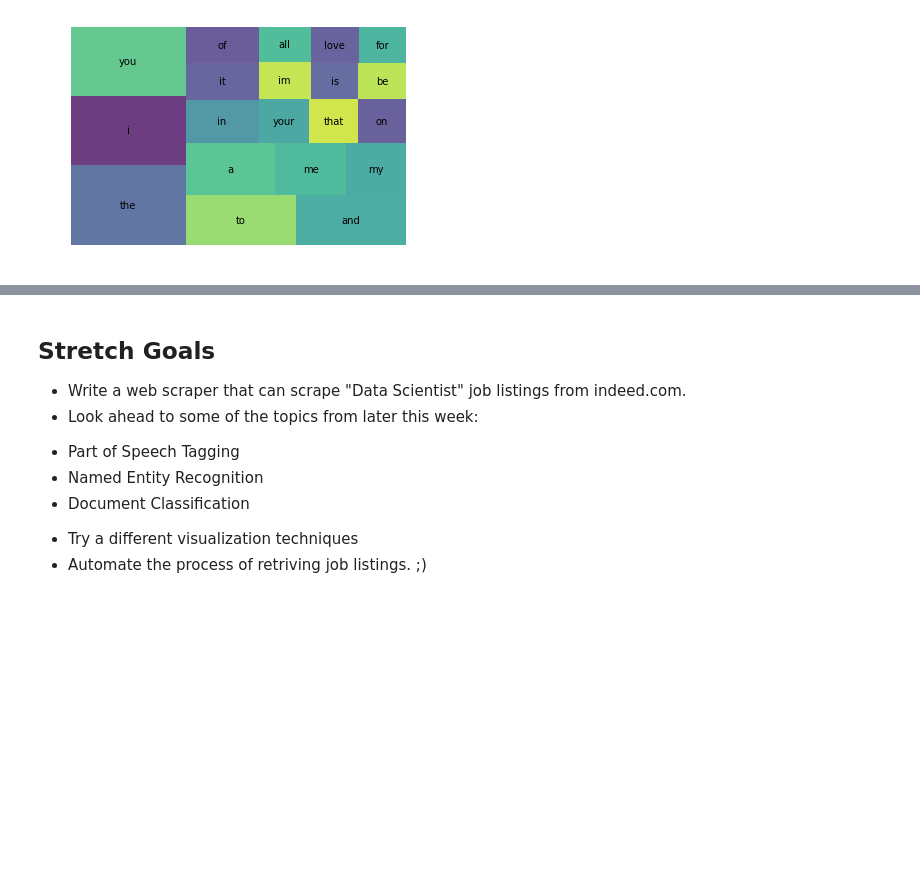
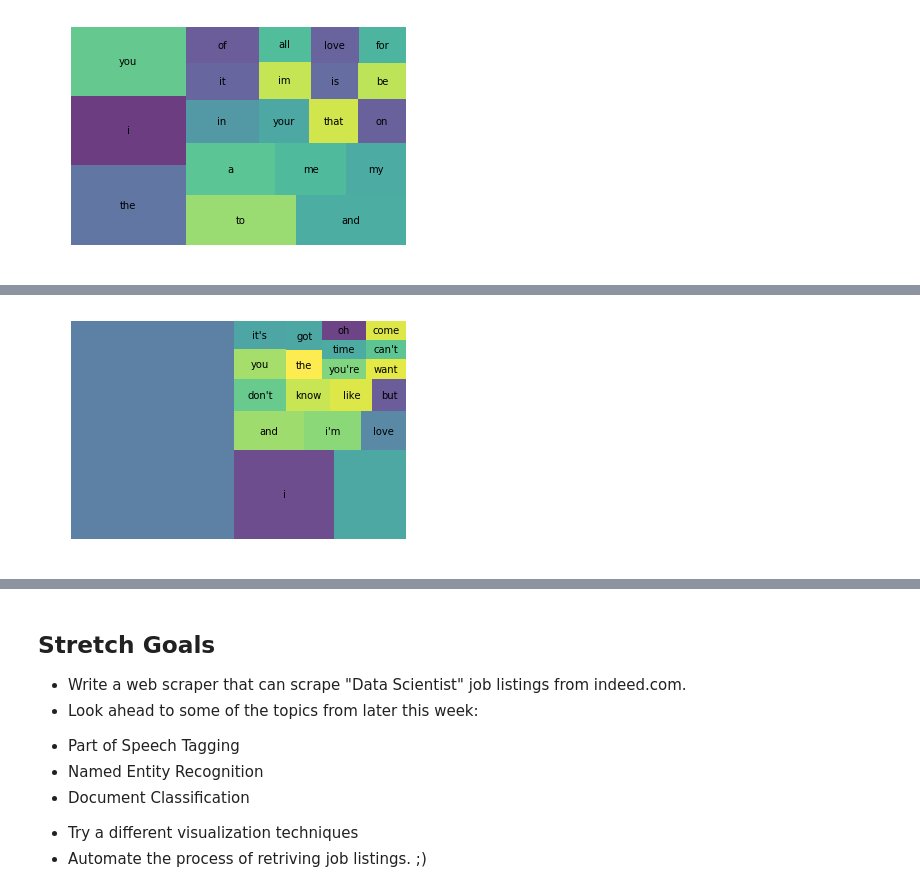
Before and after one commit to livjab/DS-Unit-4-Sprint-1-NLP, a Jupyter notebook: module1-text-data/LS_DS_421_Text_Data_Assignment.ipynb, the cells around one changed output, grey strips where cells are left out. Saved outputs shown, nothing was run; the diff lists cells and outputs as text; code cells hidden in the pictures; blank space fills up the shorter version.

```diff
--- a/module1-text-data/LS_DS_421_Text_Data_Assignment.ipynb
+++ b/module1-text-data/LS_DS_421_Text_Data_Assignment.ipynb
@@ -180,0 +231,26 @@ plt.show()
+# %%
+# adding custom stop words
+STOP_WORDS = nlp.Defaults.stop_words.union(['\n', '\n \n', '\n\n','\n	', '\n \n', '\n'])
+
+tokens = []
+
+for doc in tokenizer.pipe(df['text'], batch_size=500):
+
+    doc_tokens = []
+
+    for token in doc:
+        if token.text not in STOP_WORDS:
+            doc_tokens.append(token.text.lower())
+
+    tokens.append(doc_tokens)
+
+df['tokens'] = tokens
+wc = count(df['tokens'])
+
+wc_top20 = wc[wc['rank'] <= 20]
+
+squarify.plot(sizes=wc_top20['pct_total'], label=wc_top20['word'], alpha=.8 )
+plt.axis('off')
+plt.show()
+# %% [output]
+[figure, added]
```
Also changed, not shown: parts of 3 cells of this notebook.
